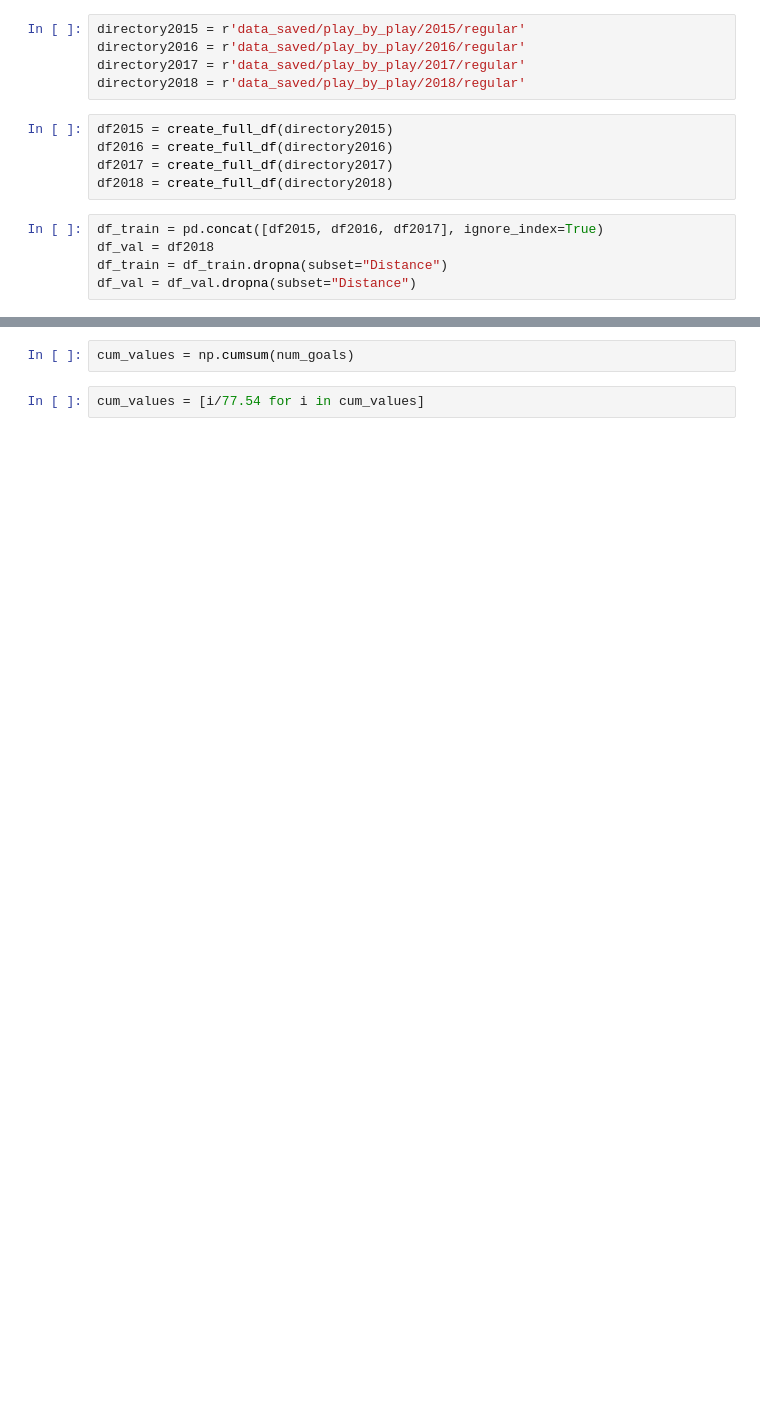
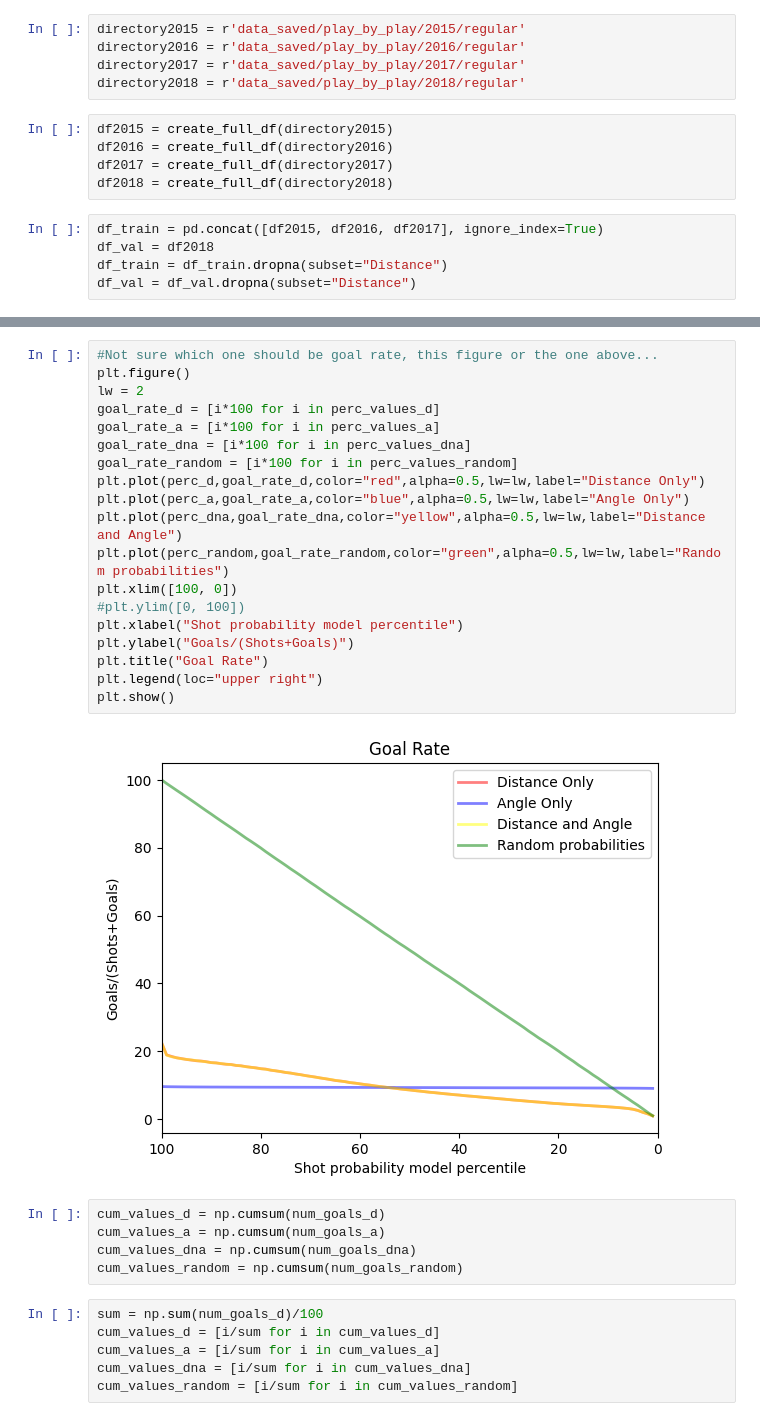
Before and after one commit to teylouniseif/ift-6758-a22, a Jupyter notebook: q3_notebook.ipynb, the cells around one changed output, grey strips where cells are left out. Drawn from its saved outputs; the diff is of its cells as text; blank space fills up the shorter version.

```diff
--- a/q3_notebook.ipynb
+++ b/q3_notebook.ipynb
@@ -61,7 +85,35 @@ plt.show()
-# %%
-cum_values = np.cumsum(num_goals)
-# %%
-cum_values = [i/77.54 for i in cum_values]
+# %%
+#Not sure which one should be goal rate, this figure or the one above...
+plt.figure()
+lw = 2
+goal_rate_d = [i*100 for i in perc_values_d]
+goal_rate_a = [i*100 for i in perc_values_a]
+goal_rate_dna = [i*100 for i in perc_values_dna]
+goal_rate_random = [i*100 for i in perc_values_random]
+plt.plot(perc_d,goal_rate_d,color="red",alpha=0.5,lw=lw,label="Distance Only")
+plt.plot(perc_a,goal_rate_a,color="blue",alpha=0.5,lw=lw,label="Angle Only")
+plt.plot(perc_dna,goal_rate_dna,color="yellow",alpha=0.5,lw=lw,label="Distance and Angle")
+plt.plot(perc_random,goal_rate_random,color="green",alpha=0.5,lw=lw,label="Random probabilities")
+plt.xlim([100, 0])
+#plt.ylim([0, 100])
+plt.xlabel("Shot probability model percentile")
+plt.ylabel("Goals/(Shots+Goals)")
+plt.title("Goal Rate")
+plt.legend(loc="upper right")
+plt.show()
+# %% [output]
+[figure, added]
+# %%
+cum_values_d = np.cumsum(num_goals_d)
+cum_values_a = np.cumsum(num_goals_a)
+cum_values_dna = np.cumsum(num_goals_dna)
+cum_values_random = np.cumsum(num_goals_random)
+# %%
+sum = np.sum(num_goals_d)/100
+cum_values_d = [i/sum for i in cum_values_d]
+cum_values_a = [i/sum for i in cum_values_a]
+cum_values_dna = [i/sum for i in cum_values_dna]
+cum_values_random = [i/sum for i in cum_values_random]
 # %%
 plt.figure()
 lw = 2
```
Also changed, not shown: parts of 14 cells of this notebook, 1 other file.
